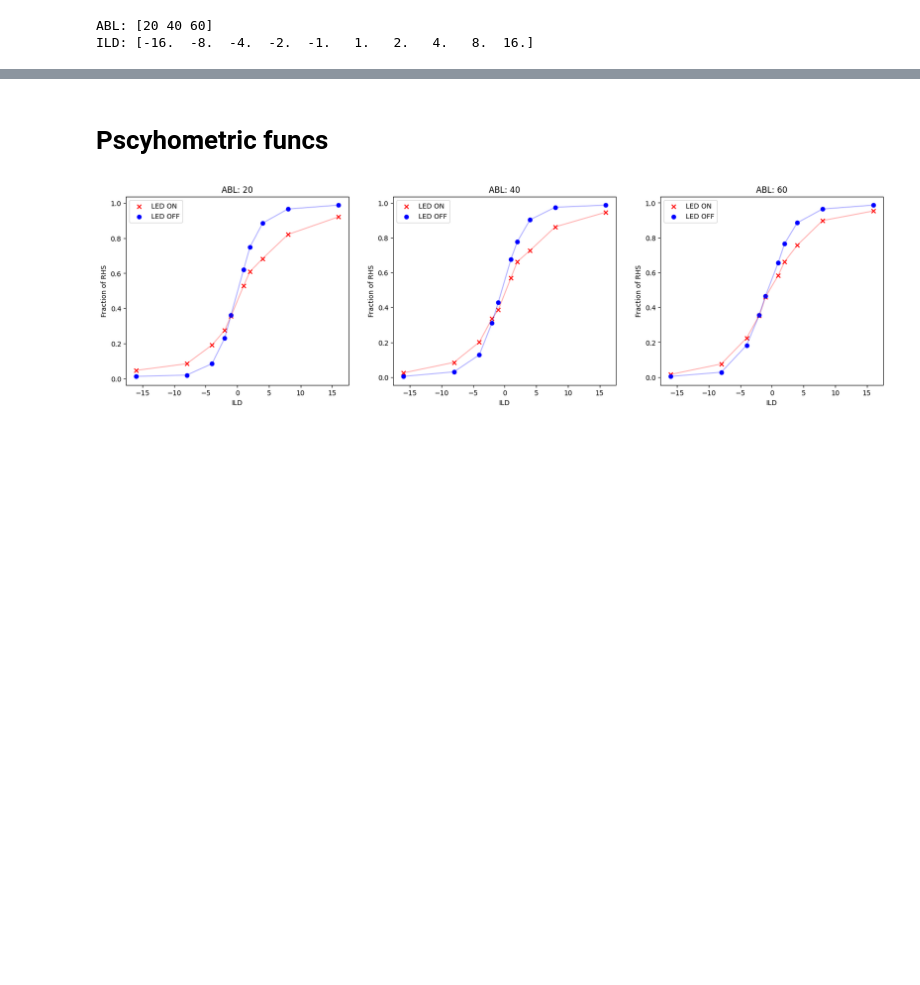
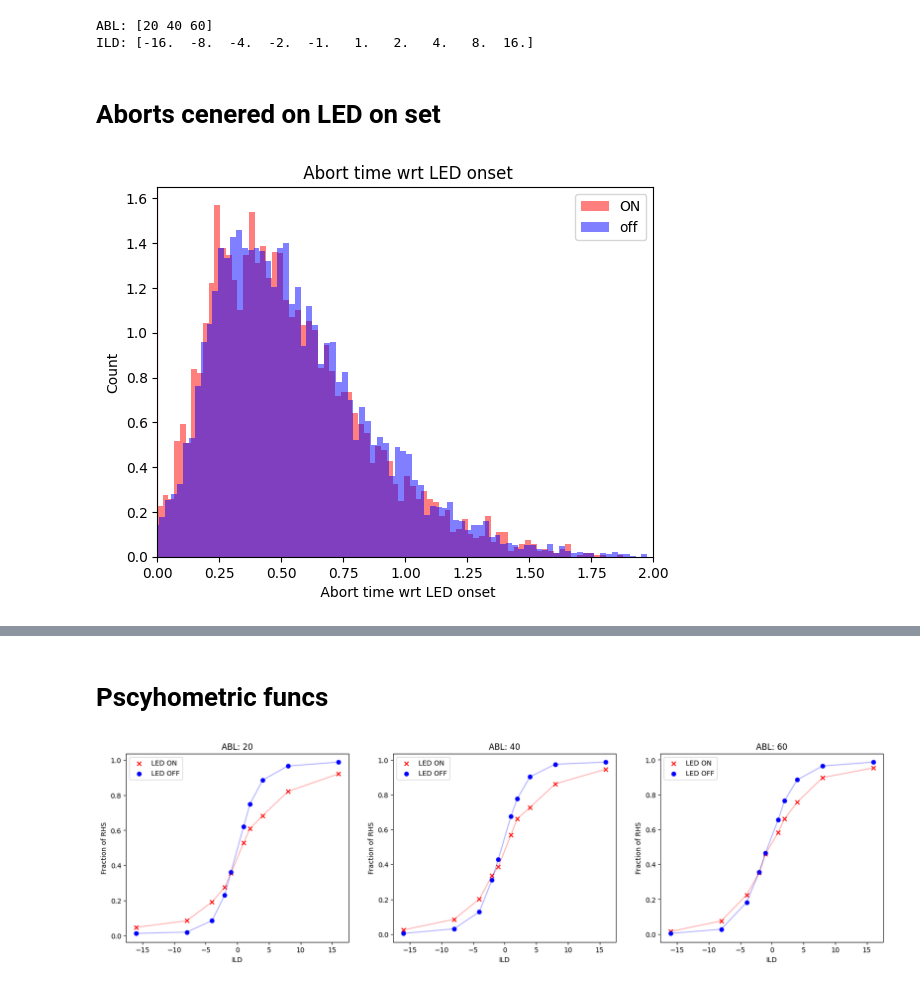
Before and after one commit to rakaar/ddm_data, a Jupyter notebook: play_data.ipynb, the cells around one changed output, grey strips where cells are left out. Drawn from its saved outputs; the diff is of its cells as text; code cells hidden in the pictures; blank space fills up the shorter version.

```diff
--- a/play_data.ipynb
+++ b/play_data.ipynb
@@ -35,3 +35,32 @@ ILD: [-16.  -8.  -4.  -2.  -1.   1.   2.   4.   8.  16.]
 # %%
 # convert response poke from [2,3] to [-1,1]
 df['response_poke'] = 2*df['response_poke'] - 5
+# %% [markdown]
+# Aborts cenered on LED on set
+# %%
+# led_trial = 0 in df
+df_1 = df [ df['LED_trial'] == 1 ]
+df_0 = df [ df['LED_trial'] == 0 ]
+# %%
+abort_wrt_led_onset_led_on = []
+for idx, row in tqdm(df_1.iterrows(), total=len(df_1)):
+    if row['timed_fix'] > 0.3:
+        if row['timed_fix'] < row['intended_fix']:
+            abort_wrt_led_onset_led_on.append(row['timed_fix'] - row['LED_onset_time'])
+
+abort_wrt_led_onset_led_off = []
+for idx, row in tqdm(df_0.iterrows(), total=len(df_0)):
+    if row['timed_fix'] > 0.3:
+        if row['timed_fix'] < row['intended_fix']:
+            abort_wrt_led_onset_led_off.append(row['timed_fix'] - row['LED_onset_time'])
+# %%
+plt.hist(abort_wrt_led_onset_led_on, bins=100, alpha=0.5, color='r', label='ON', density=True)
+plt.hist(abort_wrt_led_onset_led_off, bins=100, alpha=0.5, label='off', color='b', density=True)
+plt.xlabel(' Abort time wrt LED onset')
+plt.ylabel('Count')
+plt.title(' Abort time wrt LED onset')
+plt.axvline(x=0, color='r');
+plt.legend();
+plt.xlim(0, 2);
+# %% [output]
+[figure, added]
```
Also changed, not shown: parts of 2 cells of this notebook, 8 other files.
